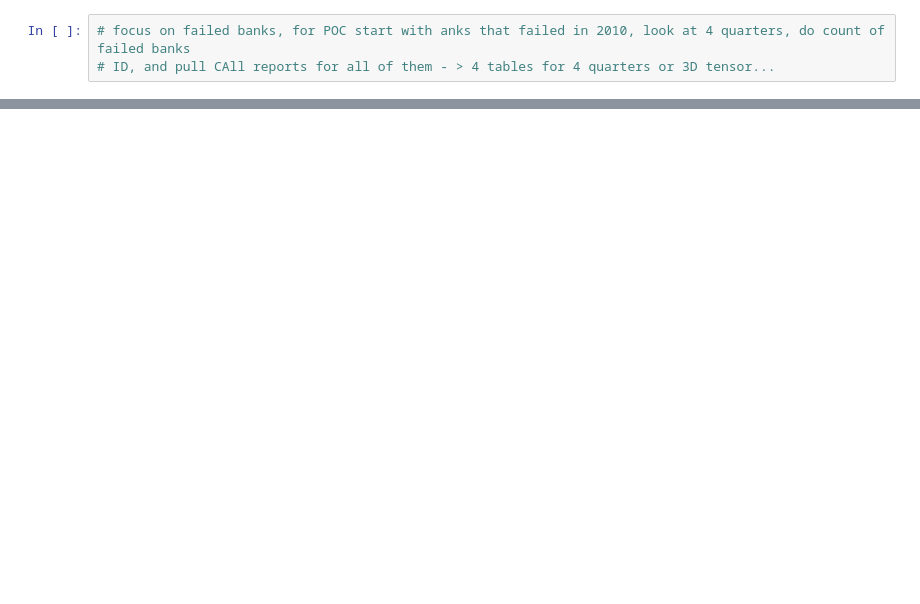
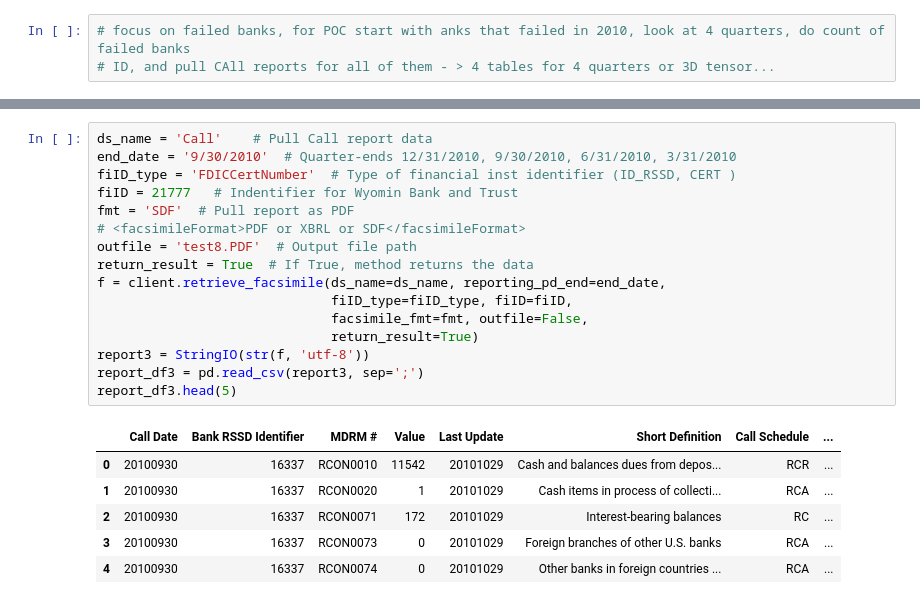
Before and after one commit to allaccountstaken/predicting_bank_distress, a Jupyter notebook: describe_bank_universe.ipynb, the cells around one changed output, grey strips where cells are left out. Saved outputs shown, nothing was run; the diff lists cells and outputs as text; blank space fills up the shorter version.

```diff
--- a/describe_bank_universe.ipynb
+++ b/describe_bank_universe.ipynb
@@ -235,0 +262,23 @@ report_df.loc[report_df.ValueID == 'RCOA3792']
+# %%
+ds_name = 'Call'    # Pull Call report data
+end_date = '9/30/2010'  # Quarter-ends 12/31/2010, 9/30/2010, 6/31/2010, 3/31/2010
+fiID_type = 'FDICCertNumber'  # Type of financial inst identifier (ID_RSSD, CERT )
+fiID = 21777   # Indentifier for Wyomin Bank and Trust
+fmt = 'SDF'  # Pull report as PDF
+# <facsimileFormat>PDF or XBRL or SDF</facsimileFormat>
+outfile = 'test8.PDF'  # Output file path
+return_result = True  # If True, method returns the data
+f = client.retrieve_facsimile(ds_name=ds_name, reporting_pd_end=end_date,
+                              fiID_type=fiID_type, fiID=fiID,
+                              facsimile_fmt=fmt, outfile=False,
+                              return_result=True)
+report3 = StringIO(str(f, 'utf-8'))
+report_df3 = pd.read_csv(report3, sep=';')
+report_df3.head(5)
+# %% [output]
+|  | Call Date | Bank RSSD Identifier | MDRM # | Value | Last Update | Short Definition | Call Schedule | ... |
+| 0 | 20100930 | 16337 | RCON0010 | 11542 | 20101029 | Cash and balances dues from depos... | RCR | ... |
+| 1 | 20100930 | 16337 | RCON0020 | 1 | 20101029 | Cash items in process of collecti... | RCA | ... |
+| 2 | 20100930 | 16337 | RCON0071 | 172 | 20101029 | Interest-bearing balances | RC | ... |
+| 3 | 20100930 | 16337 | RCON0073 | 0 | 20101029 | Foreign branches of other U.S. banks | RCA | ... |
+| 4 | 20100930 | 16337 | RCON0074 | 0 | 20101029 | Other banks in foreign countries ... | RCA | ... |
```
Also changed, not shown: parts of 3 cells of this notebook.
